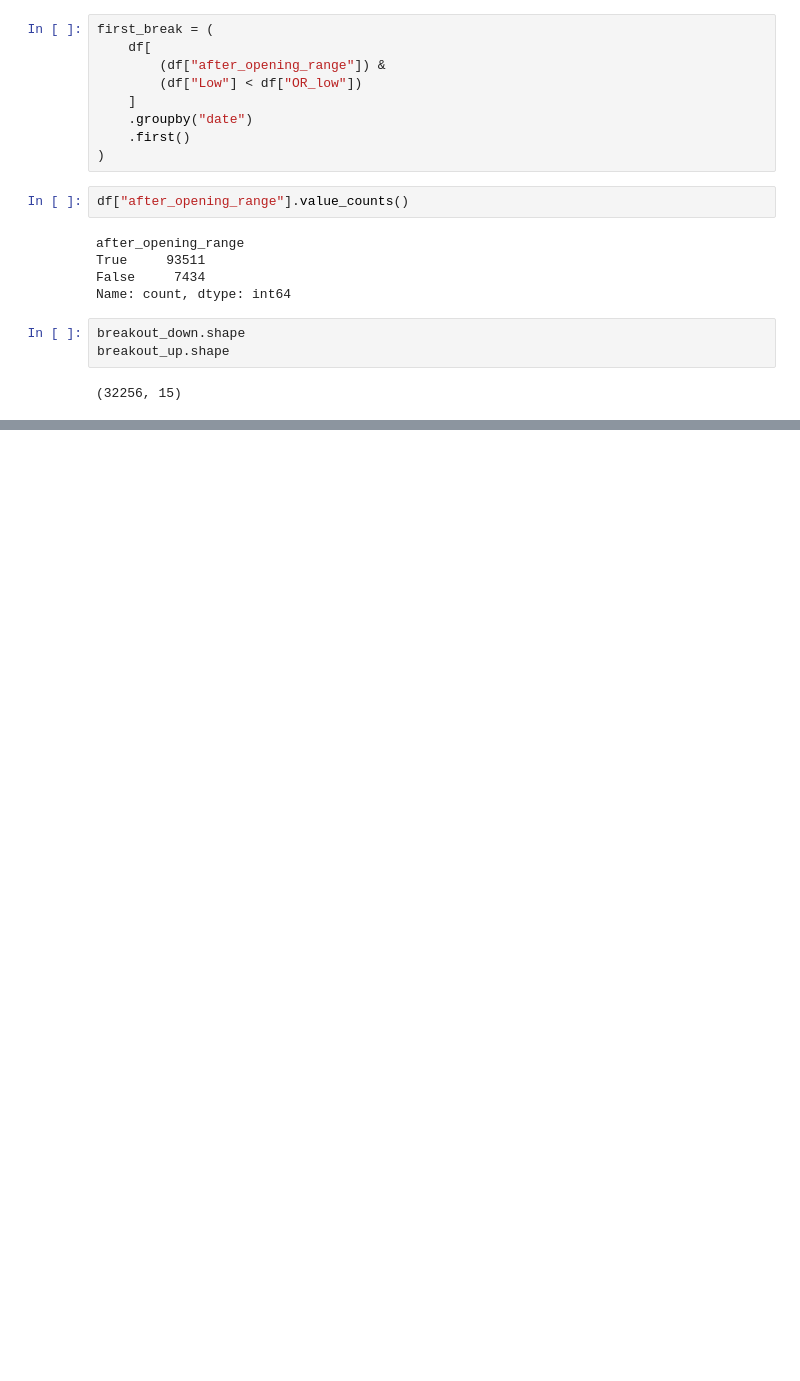
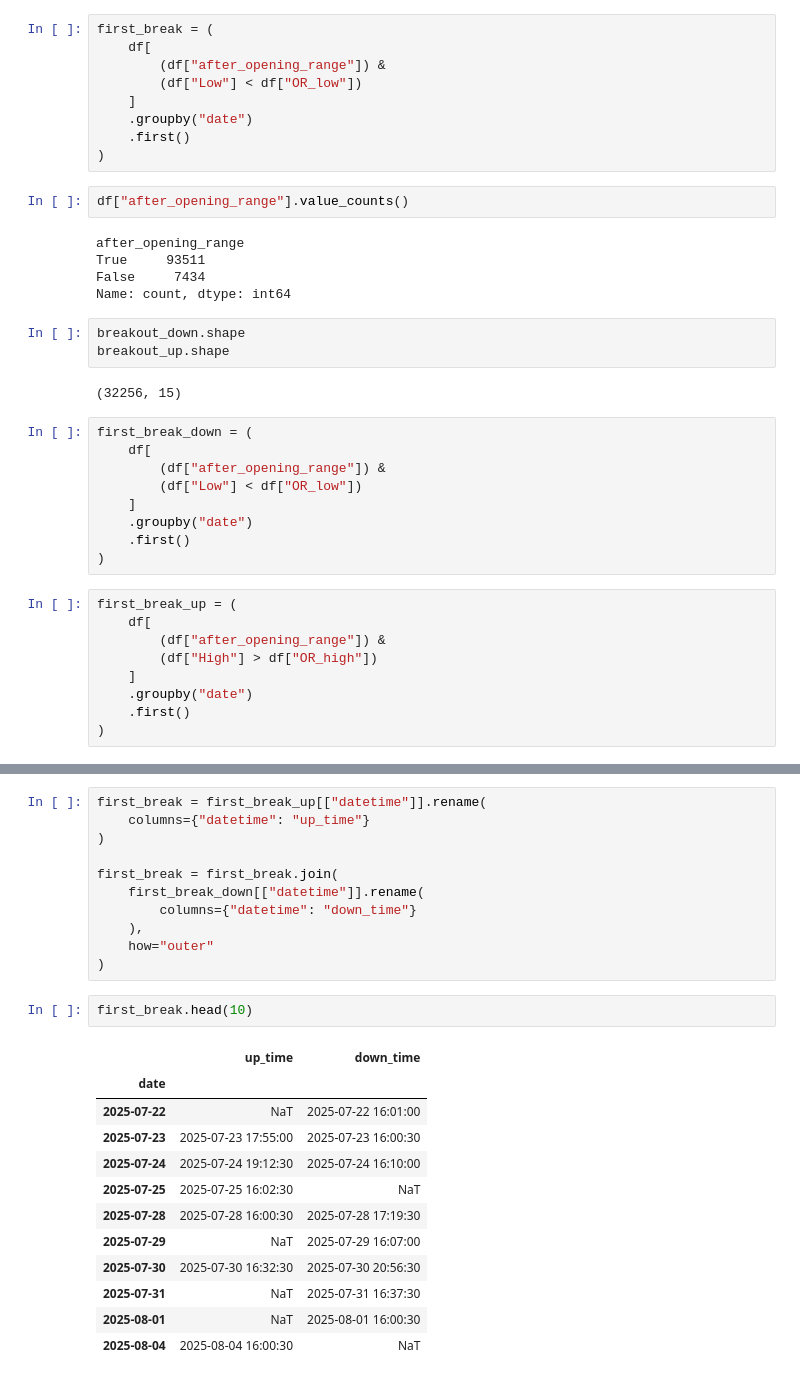
Before and after one commit to koss28/Yquant, a Jupyter notebook: notebooks/opening_range_analysis.ipynb, the cells around one changed output, grey strips where cells are left out. Drawn from its saved outputs; the diff is of its cells as text; blank space fills up the shorter version.

```diff
--- a/notebooks/opening_range_analysis.ipynb
+++ b/notebooks/opening_range_analysis.ipynb
@@ -199,3 +196,21 @@ breakout_down.shape
 breakout_up.shape
 # %% [output]
 (32256, 15)
+# %%
+first_break_down = (
+    df[
+        (df["after_opening_range"]) &
+        (df["Low"] < df["OR_low"])
+    ]
+    .groupby("date")
+    .first()
+)
+# %%
+first_break_up = (
+    df[
+        (df["after_opening_range"]) &
+        (df["High"] > df["OR_high"])
+    ]
+    .groupby("date")
+    .first()
+)
@@ -201,0 +245,26 @@ breakout_up.shape
+# %%
+first_break = first_break_up[["datetime"]].rename(
+    columns={"datetime": "up_time"}
+)
+
+first_break = first_break.join(
+    first_break_down[["datetime"]].rename(
+        columns={"datetime": "down_time"}
+    ),
+    how="outer"
+)
+# %%
+first_break.head(10)
+# %% [output]
+|  | up_time | down_time |
+| date |  |  |
+| 2025-07-22 | NaT | 2025-07-22 16:01:00 |
+| 2025-07-23 | 2025-07-23 17:55:00 | 2025-07-23 16:00:30 |
+| 2025-07-24 | 2025-07-24 19:12:30 | 2025-07-24 16:10:00 |
+| 2025-07-25 | 2025-07-25 16:02:30 | NaT |
+| 2025-07-28 | 2025-07-28 16:00:30 | 2025-07-28 17:19:30 |
+| 2025-07-29 | NaT | 2025-07-29 16:07:00 |
+| 2025-07-30 | 2025-07-30 16:32:30 | 2025-07-30 20:56:30 |
+| 2025-07-31 | NaT | 2025-07-31 16:37:30 |
+| 2025-08-01 | NaT | 2025-08-01 16:00:30 |
+| 2025-08-04 | 2025-08-04 16:00:30 | NaT |
```
Also changed, not shown: parts of 30 cells of this notebook.
